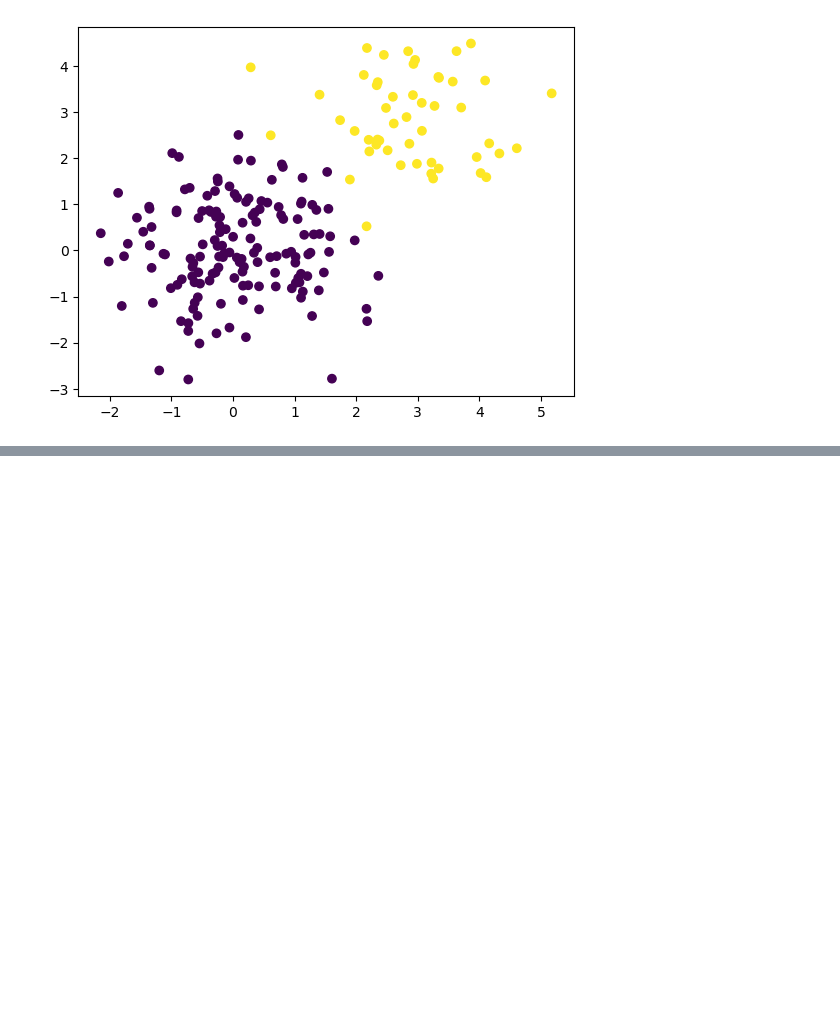
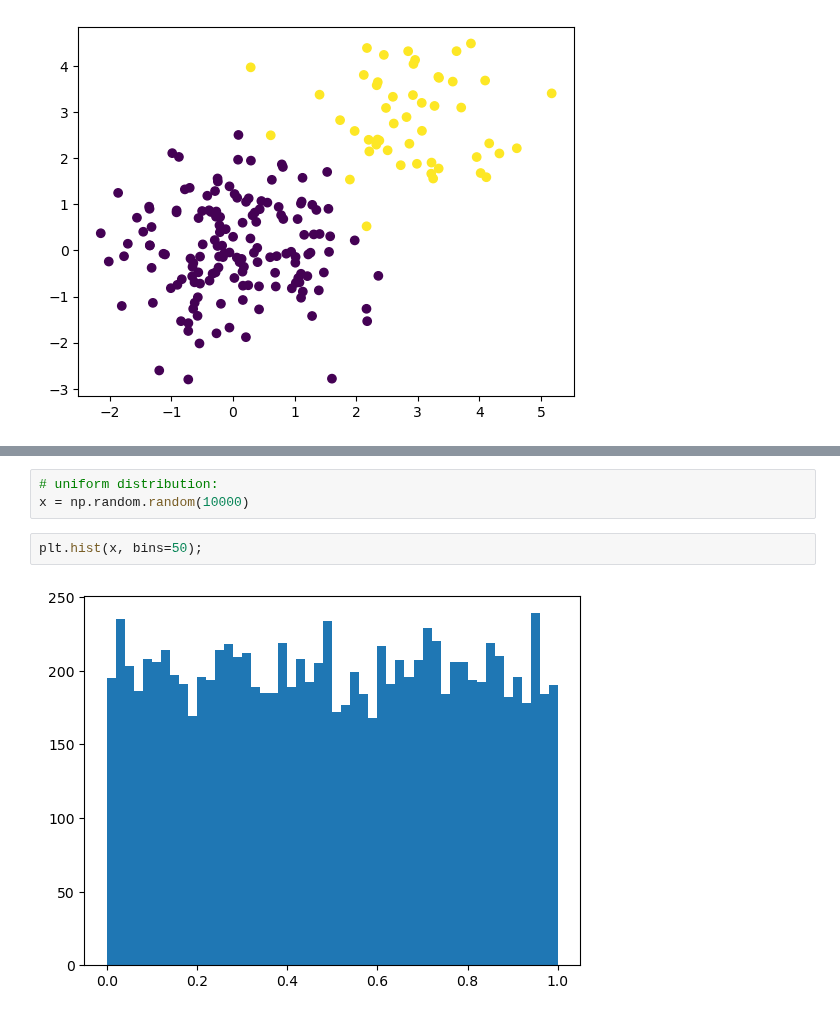
Before and after one commit to Iskanderrus/visualizations, a Jupyter notebook: matplotlib/02 - Matplotlib for DL.ipynb, the cells around one changed output, grey strips where cells are left out. Saved outputs shown, nothing was run; the diff lists cells and outputs as text; blank space fills up the shorter version.

```diff
--- a/matplotlib/02 - Matplotlib for DL.ipynb
+++ b/matplotlib/02 - Matplotlib for DL.ipynb
@@ -39,0 +53,7 @@ plt.scatter(x[:, 0], x[:, 1], c=y);
+# %%
+# uniform distribution:
+x = np.random.random(10000)
+# %%
+plt.hist(x, bins=50);
+# %% [output]
+[figure, added]
```
Also changed, not shown: parts of 4 cells of this notebook.
